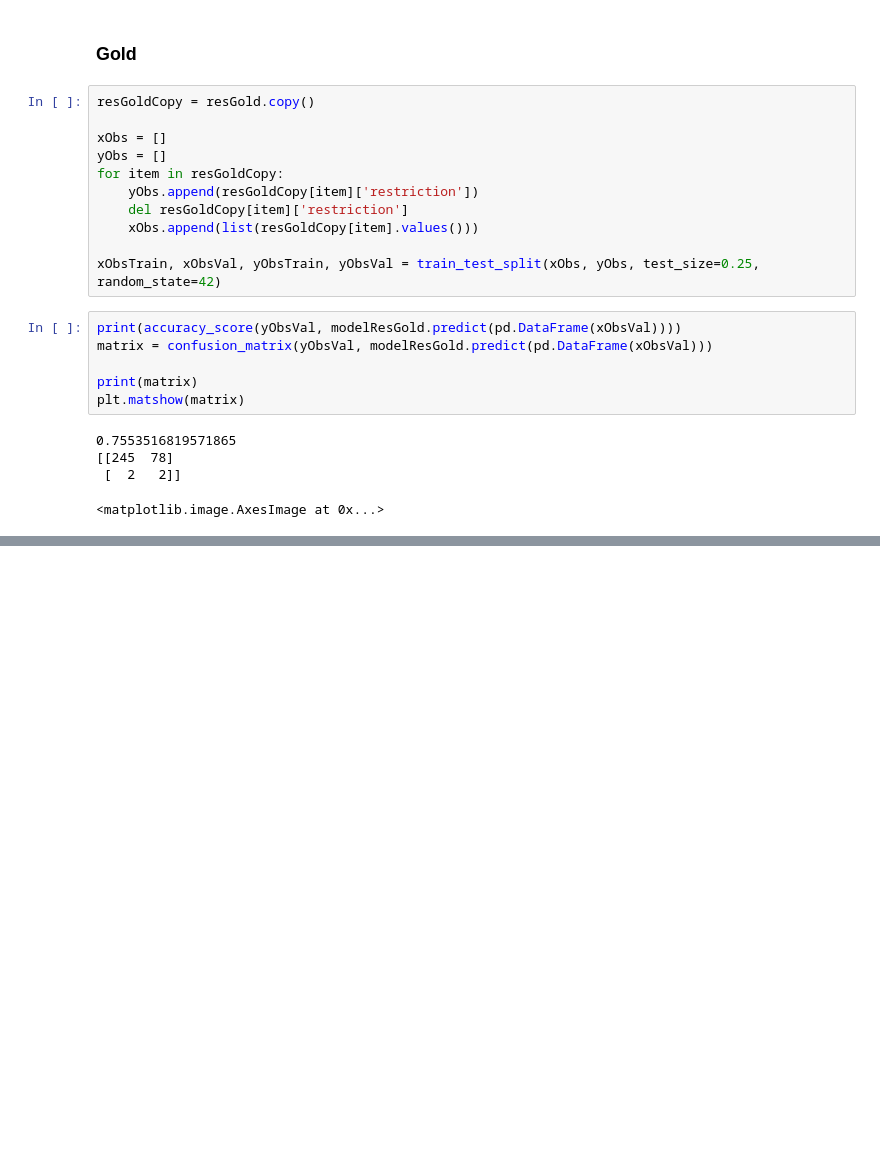
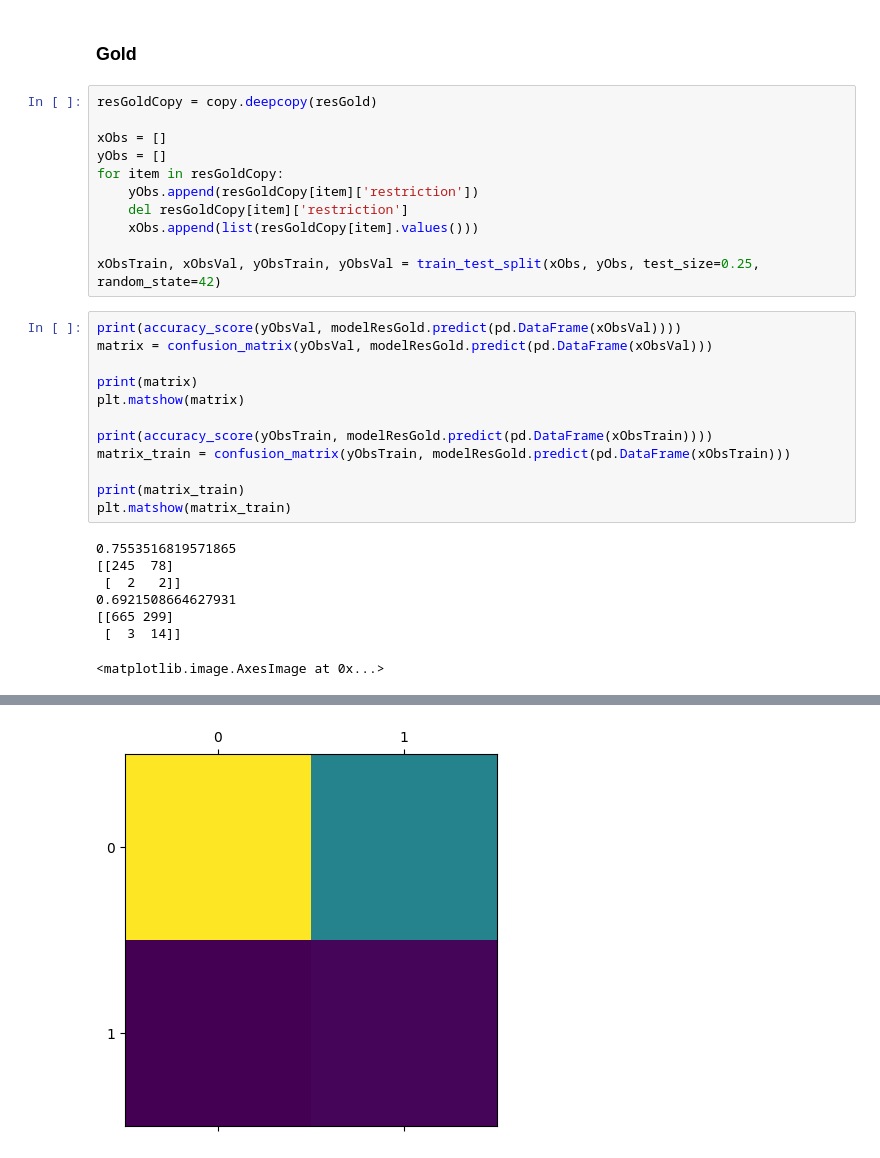
Before and after one commit to proydeia/deia, a Jupyter notebook: ds/graficos.ipynb, the cells around one changed output, grey strips where cells are left out. Drawn from its saved outputs; the diff is of its cells as text; blank space fills up the shorter version.

```diff
--- a/ds/graficos.ipynb
+++ b/ds/graficos.ipynb
@@ -140,7 +168,7 @@ plt.matshow(matrix)
 # %% [markdown]
 ### Gold
 # %%
-resGoldCopy = resGold.copy()
+resGoldCopy = copy.deepcopy(resGold)
 
 xObs = []
 yObs = []
@@ -153,12 +181,22 @@ xObsTrain, xObsVal, yObsTrain, yObsVal = train_test_split(xObs, yObs, test_size=
 # %%
 print(accuracy_score(yObsVal, modelResGold.predict(pd.DataFrame(xObsVal))))
 matrix = confusion_matrix(yObsVal, modelResGold.predict(pd.DataFrame(xObsVal)))
 
 print(matrix)
 plt.matshow(matrix)
+
+print(accuracy_score(yObsTrain, modelResGold.predict(pd.DataFrame(xObsTrain))))
+matrix_train = confusion_matrix(yObsTrain, modelResGold.predict(pd.DataFrame(xObsTrain)))
+
+print(matrix_train)
+plt.matshow(matrix_train)
 # %% [output]
 0.7553516819571865
 [[245  78]
  [  2   2]]
+0.6921508664627931
+[[665 299]
+ [  3  14]]
 <matplotlib.image.AxesImage at 0x...>
 [figure]
+[figure, added]
```
Also changed, not shown: parts of 11 cells of this notebook.
